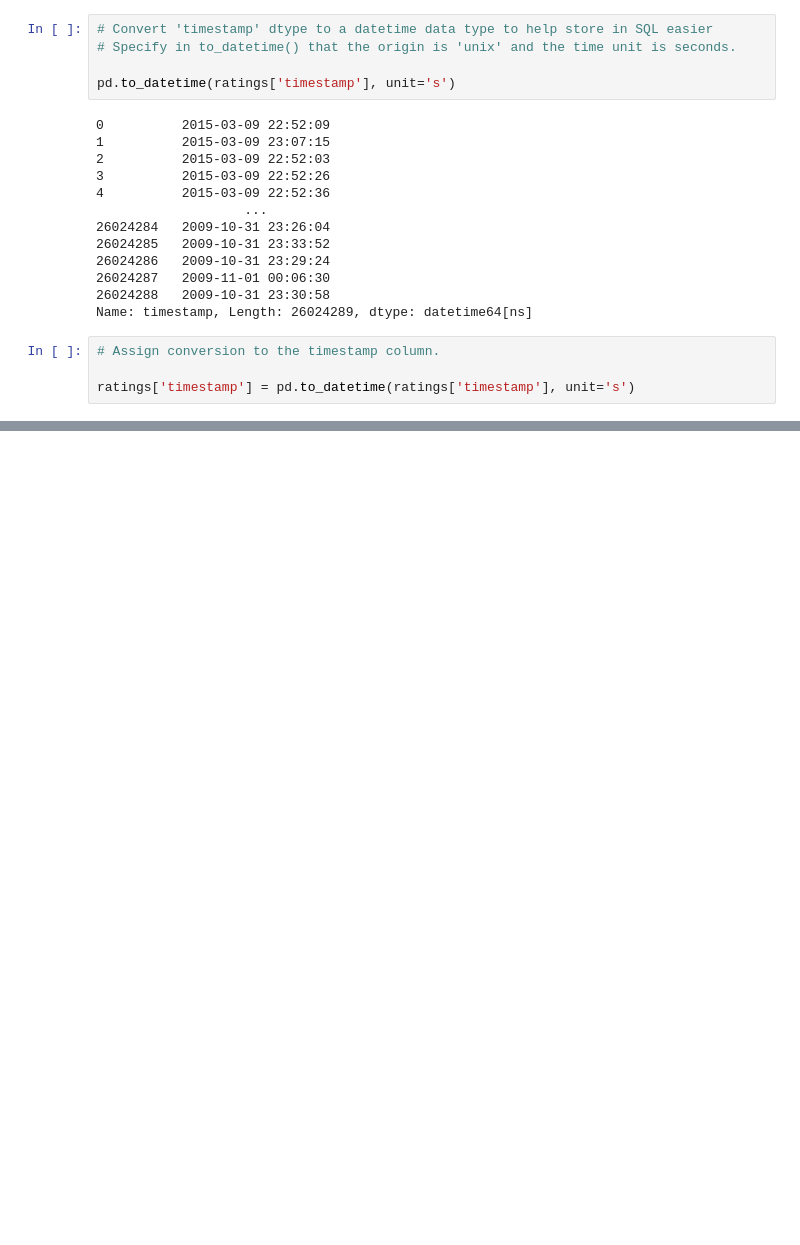
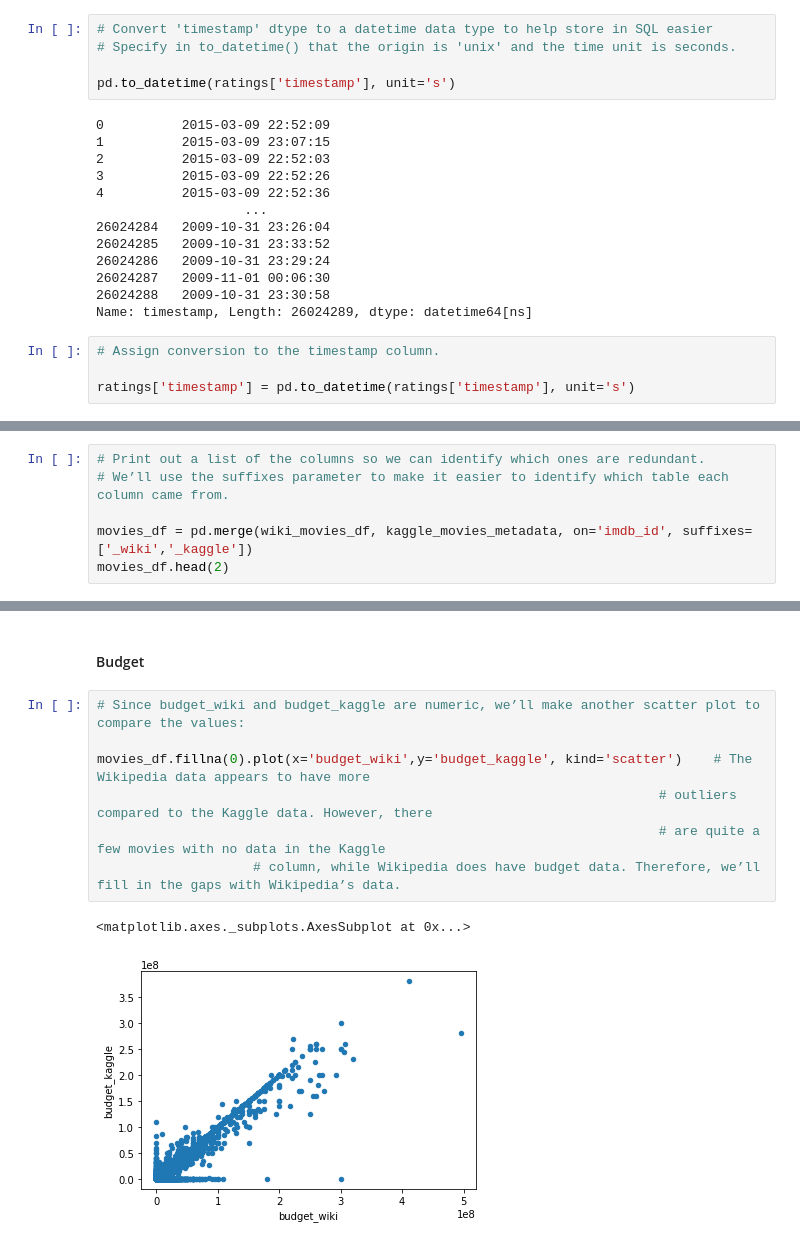
Before and after one commit to aodoming/Movies_ETL_ADominguez, a Jupyter notebook: Movies_ETL.ipynb, the cells around one changed output, grey strips where cells are left out. Cells and saved outputs as stored; diff of their text form; blank space fills up the shorter version.

Commit message:
Adding updated Transform Data

```diff
--- a/Movies_ETL.ipynb
+++ b/Movies_ETL.ipynb
@@ -1009,0 +1012,6 @@ ratings['rating'].plot(kind='hist')      # People are more likely to give whole
+# %%
+# Print out a list of the columns so we can identify which ones are redundant.
+# We’ll use the suffixes parameter to make it easier to identify which table each column came from.
+
+movies_df = pd.merge(wiki_movies_df, kaggle_movies_metadata, on='imdb_id', suffixes=['_wiki','_kaggle'])
+movies_df.head(2)
@@ -1009,0 +1094,12 @@ ratings['rating'].plot(kind='hist')      # People are more likely to give whole
+# %% [markdown]
+#### Budget
+# %%
+# Since budget_wiki and budget_kaggle are numeric, we’ll make another scatter plot to compare the values:
+
+movies_df.fillna(0).plot(x='budget_wiki',y='budget_kaggle', kind='scatter')    # The Wikipedia data appears to have more
+                                                                        # outliers compared to the Kaggle data. However, there
+                                                                        # are quite a few movies with no data in the Kaggle
+                    # column, while Wikipedia does have budget data. Therefore, we’ll fill in the gaps with Wikipedia’s data.
+# %% [output]
+<matplotlib.axes._subplots.AxesSubplot at 0x...>
+[figure, added]
```
Also changed, not shown: parts of 35 cells of this notebook.
